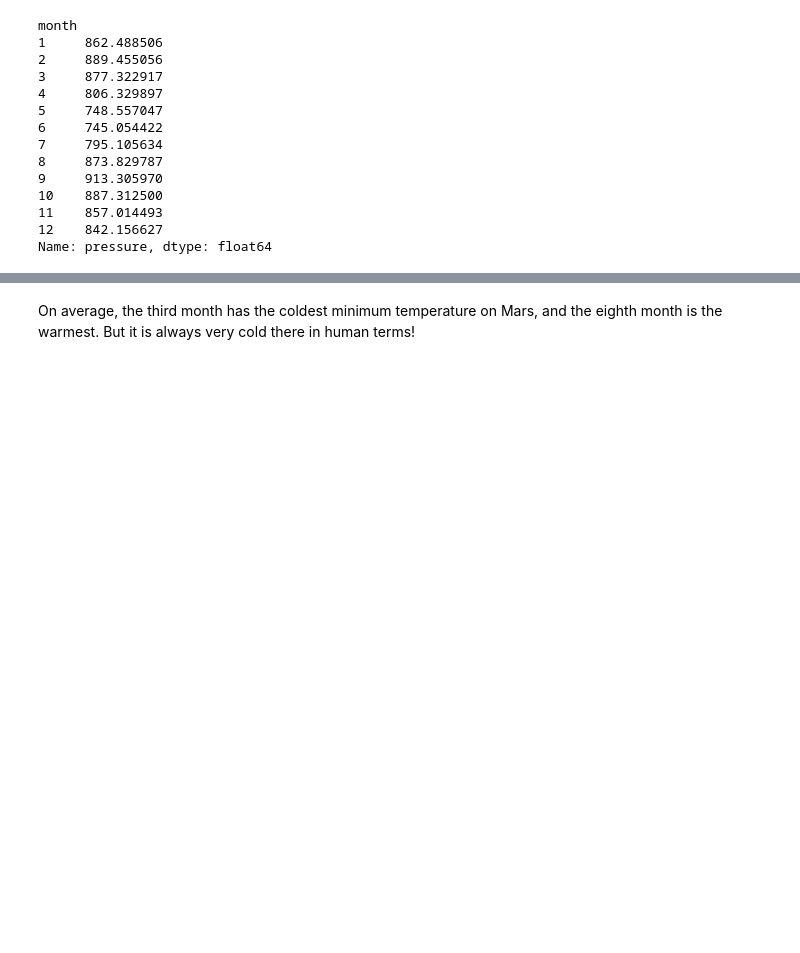
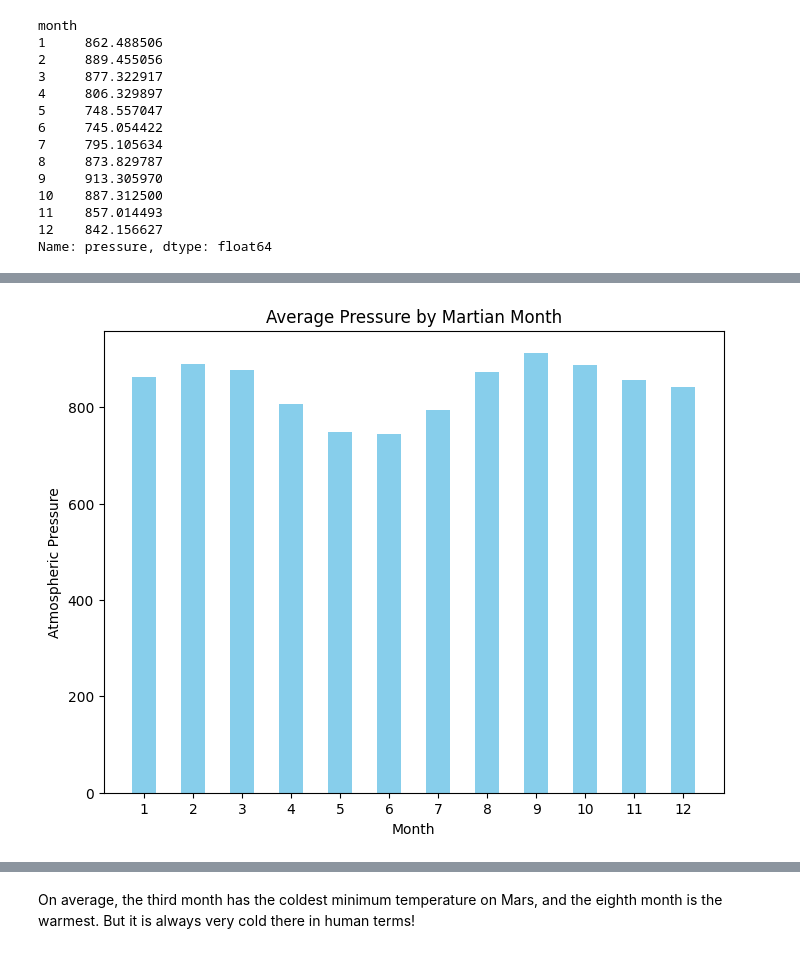
Before and after one commit to elgnol/html-challenge, a Jupyter notebook: MarsWebScraping/part_2_mars_weather.ipynb, the cells around one changed output, grey strips where cells are left out. Saved outputs shown, nothing was run; the diff lists cells and outputs as text; code cells hidden in the pictures; blank space fills up the shorter version.

```diff
--- a/MarsWebScraping/part_2_mars_weather.ipynb
+++ b/MarsWebScraping/part_2_mars_weather.ipynb
@@ -178,5 +220,7 @@ Name: min_temp, dtype: float64
 # %%
 # 4. Average pressure by Martian month
+avg_pressure_by_month = df.groupby('month')['pressure'].mean()
+avg_pressure_by_month
 # %% [output]
 month
 1     862.488506
@@ -202,0 +239,12 @@ Name: pressure, dtype: float64
+# %%
+# Plot the average pressure by month
+plt.figure(figsize=(8, 6))
+bar_width = 0.5
+bars = plt.bar(avg_pressure_by_month.index, avg_pressure_by_month.values, width = bar_width, color='skyblue')
+plt.title('Average Pressure by Martian Month')
+plt.xlabel('Month')
+plt.ylabel('Atmospheric Pressure')
+plt.xticks(avg_pressure_by_month.index)
+plt.show()
+# %% [output]
+[figure, added]
```
Also changed, not shown: parts of 12 cells of this notebook, 1 other file.
